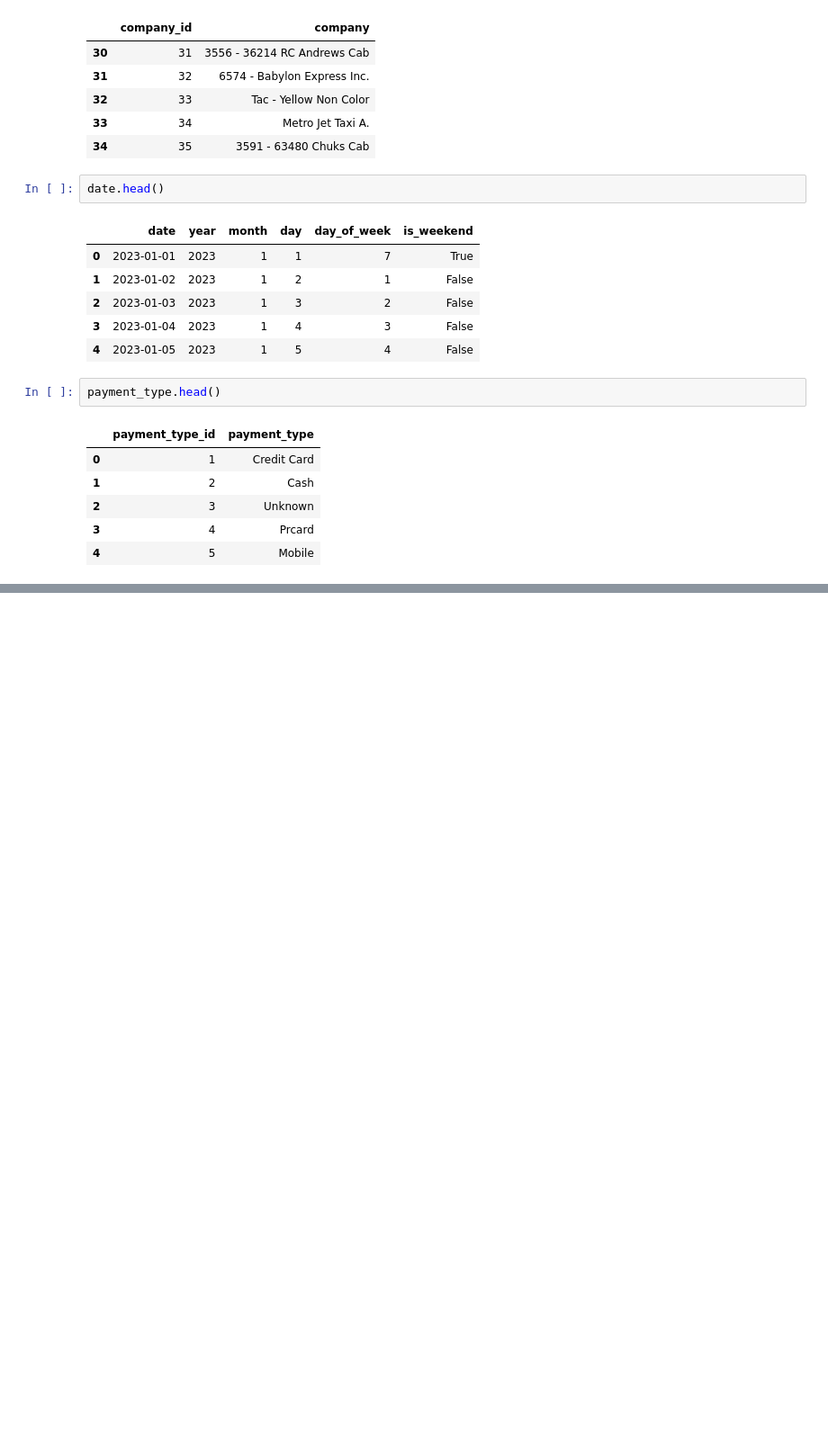
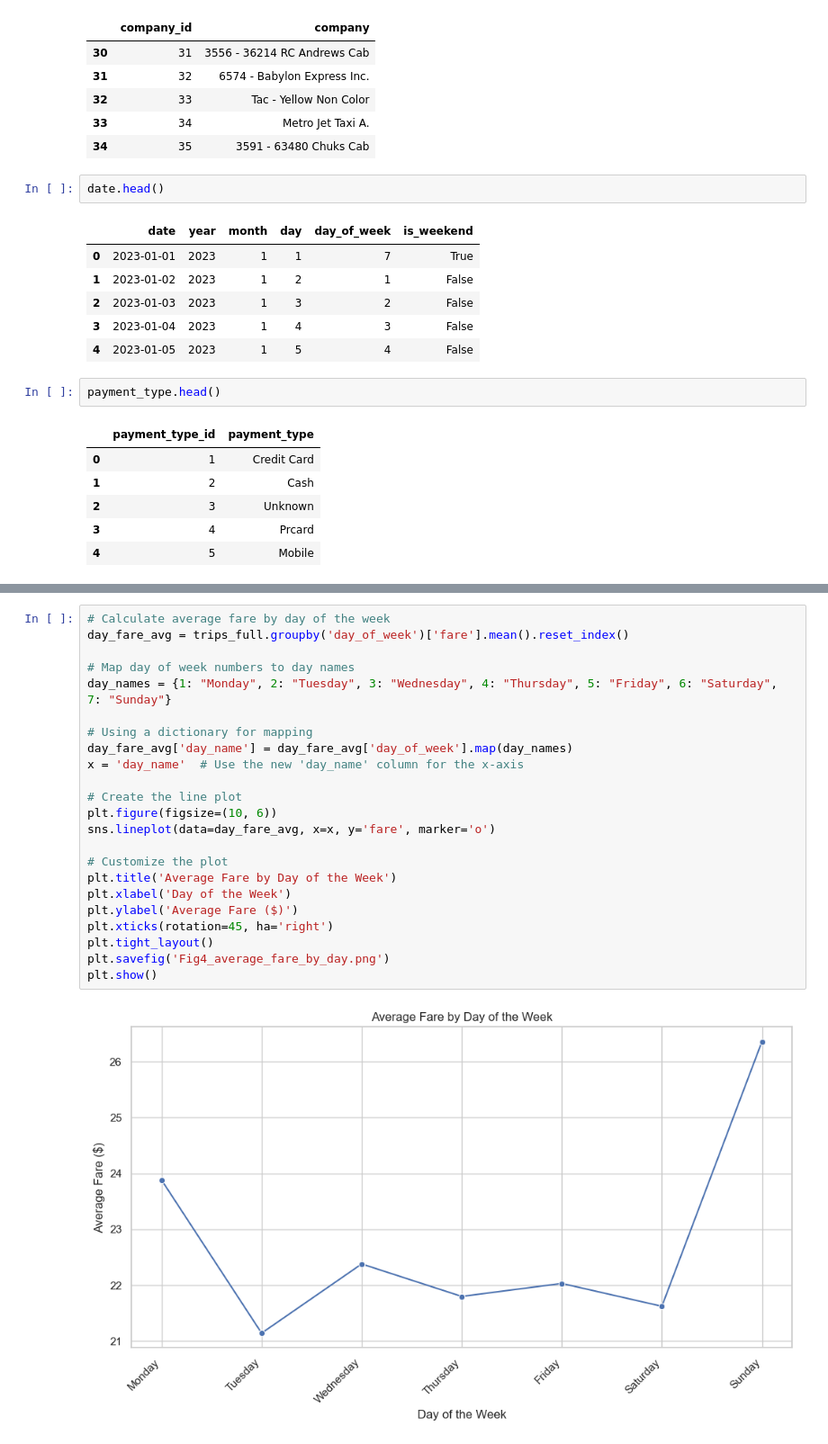
Before and after one commit to rhamorszky/data_engineering_project, a Jupyter notebook: src/notebooks/08_local_visualisations.ipynb, the cells around one changed output, grey strips where cells are left out. Shown at 90% size. Saved outputs shown, nothing was run; the diff lists cells and outputs as text; blank space fills up the shorter version.

```diff
--- a/src/notebooks/08_local_visualisations.ipynb
+++ b/src/notebooks/08_local_visualisations.ipynb
@@ -256,0 +330,25 @@ payment_type.head()
+# %%
+# Calculate average fare by day of the week
+day_fare_avg = trips_full.groupby('day_of_week')['fare'].mean().reset_index()
+
+# Map day of week numbers to day names
+day_names = {1: "Monday", 2: "Tuesday", 3: "Wednesday", 4: "Thursday", 5: "Friday", 6: "Saturday", 7: "Sunday"}
+
+# Using a dictionary for mapping
+day_fare_avg['day_name'] = day_fare_avg['day_of_week'].map(day_names)
+x = 'day_name'  # Use the new 'day_name' column for the x-axis
+
+# Create the line plot
+plt.figure(figsize=(10, 6))
+sns.lineplot(data=day_fare_avg, x=x, y='fare', marker='o')
+
+# Customize the plot
+plt.title('Average Fare by Day of the Week')
+plt.xlabel('Day of the Week')
+plt.ylabel('Average Fare ($)')
+plt.xticks(rotation=45, ha='right')
+plt.tight_layout()
+plt.savefig('Fig4_average_fare_by_day.png')
+plt.show()
+# %% [output]
+[figure, added]
```
Also changed, not shown: parts of 14 cells of this notebook, 1 other file.
